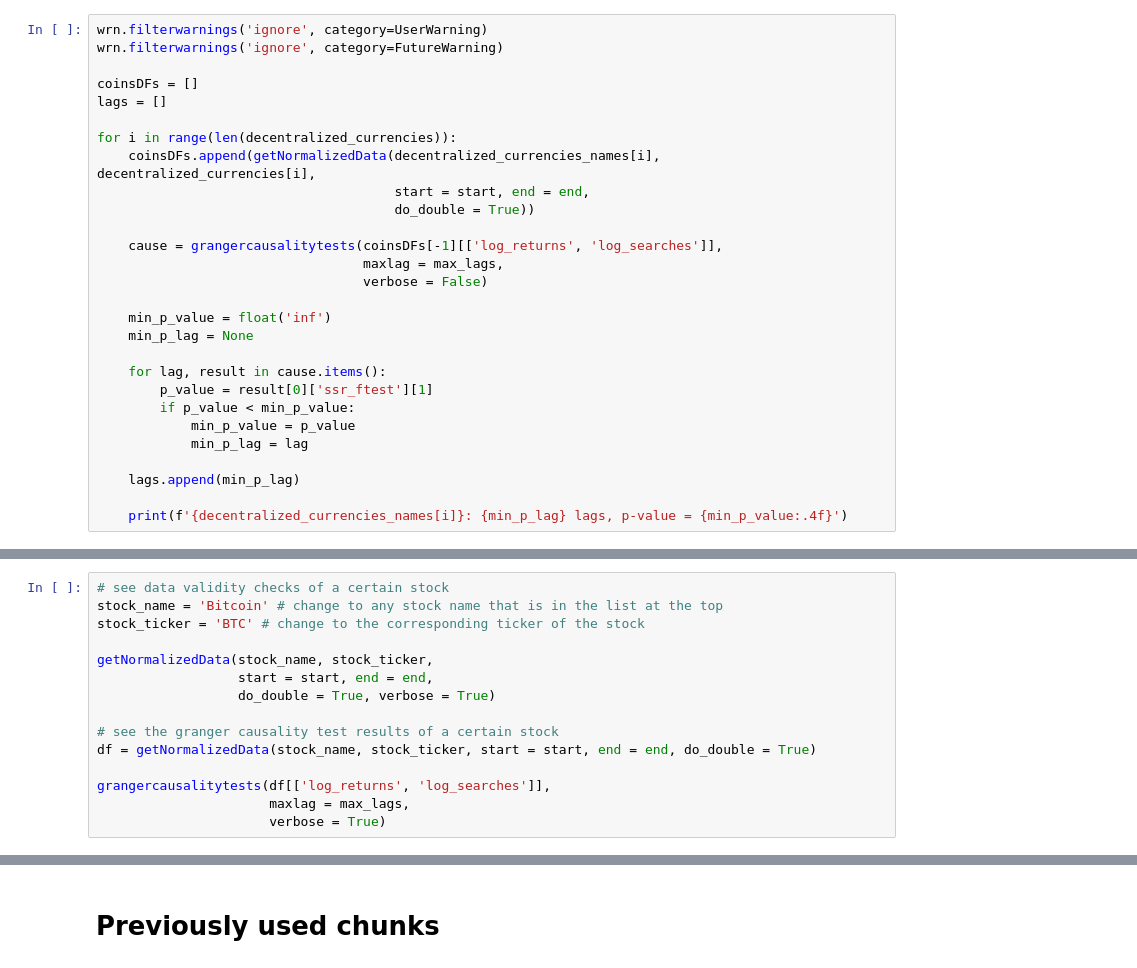
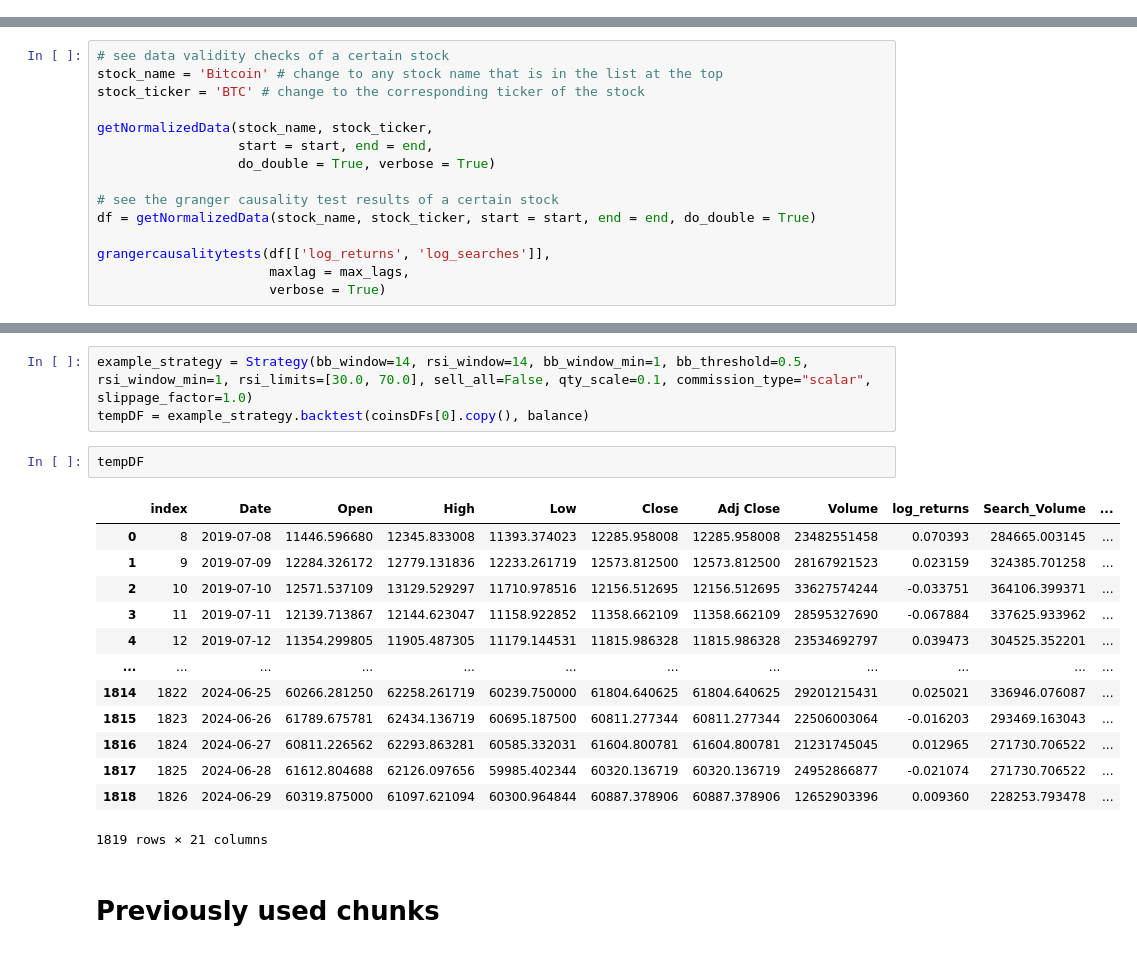
Before and after one commit to HillelCharbit/Trading-Algorithm-Project---google-trends, a Jupyter notebook: presentation/tradeSentmntAnalysis.ipynb, the cells around one changed output, grey strips where cells are left out. Drawn from its saved outputs; the diff is of its cells as text.

Commit message:
backtesting

```diff
--- a/presentation/tradeSentmntAnalysis.ipynb
+++ b/presentation/tradeSentmntAnalysis.ipynb
@@ -442,28 +422,0 @@ for params in hyperParameters_combinations:
-# %%
-wrn.filterwarnings('ignore', category=UserWarning)
-wrn.filterwarnings('ignore', category=FutureWarning)
-
-coinsDFs = []
-lags = []
-
-for i in range(len(decentralized_currencies)):
-    coinsDFs.append(getNormalizedData(decentralized_currencies_names[i], decentralized_currencies[i],
-                                      start = start, end = end,
-                                      do_double = True))
-
-    cause = grangercausalitytests(coinsDFs[-1][['log_returns', 'log_searches']],
-                                  maxlag = max_lags,
-                                  verbose = False)
-
-    min_p_value = float('inf')
-    min_p_lag = None
-
-    for lag, result in cause.items():
-        p_value = result[0]['ssr_ftest'][1]
-        if p_value < min_p_value:
-            min_p_value = p_value
-            min_p_lag = lag
-
-    lags.append(min_p_lag)
-
-    print(f'{decentralized_currencies_names[i]}: {min_p_lag} lags, p-value = {min_p_value:.4f}')
@@ -515,3 +642,22 @@ grangercausalitytests(df[['log_returns', 'log_searches']],
+# %%
+example_strategy = Strategy(bb_window=14, rsi_window=14, bb_window_min=1, bb_threshold=0.5, rsi_window_min=1, rsi_limits=[30.0, 70.0], sell_all=False, qty_scale=0.1, commission_type="scalar", slippage_factor=1.0)
+tempDF = example_strategy.backtest(coinsDFs[0].copy(), balance)
+# %%
+tempDF
+# %% [output]
+|  | index | Date | Open | High | Low | Close | Adj Close | Volume | log_returns | Search_Volume | ... |
+| 0 | 8 | 2019-07-08 | 11446.596680 | 12345.833008 | 11393.374023 | 12285.958008 | 12285.958008 | 23482551458 | 0.070393 | 284665.003145 | ... |
+| 1 | 9 | 2019-07-09 | 12284.326172 | 12779.131836 | 12233.261719 | 12573.812500 | 12573.812500 | 28167921523 | 0.023159 | 324385.701258 | ... |
+| 2 | 10 | 2019-07-10 | 12571.537109 | 13129.529297 | 11710.978516 | 12156.512695 | 12156.512695 | 33627574244 | -0.033751 | 364106.399371 | ... |
+| 3 | 11 | 2019-07-11 | 12139.713867 | 12144.623047 | 11158.922852 | 11358.662109 | 11358.662109 | 28595327690 | -0.067884 | 337625.933962 | ... |
+| 4 | 12 | 2019-07-12 | 11354.299805 | 11905.487305 | 11179.144531 | 11815.986328 | 11815.986328 | 23534692797 | 0.039473 | 304525.352201 | ... |
+| ... | ... | ... | ... | ... | ... | ... | ... | ... | ... | ... | ... |
+| 1814 | 1822 | 2024-06-25 | 60266.281250 | 62258.261719 | 60239.750000 | 61804.640625 | 61804.640625 | 29201215431 | 0.025021 | 336946.076087 | ... |
+| 1815 | 1823 | 2024-06-26 | 61789.675781 | 62434.136719 | 60695.187500 | 60811.277344 | 60811.277344 | 22506003064 | -0.016203 | 293469.163043 | ... |
+| 1816 | 1824 | 2024-06-27 | 60811.226562 | 62293.863281 | 60585.332031 | 61604.800781 | 61604.800781 | 21231745045 | 0.012965 | 271730.706522 | ... |
+| 1817 | 1825 | 2024-06-28 | 61612.804688 | 62126.097656 | 59985.402344 | 60320.136719 | 60320.136719 | 24952866877 | -0.021074 | 271730.706522 | ... |
+| 1818 | 1826 | 2024-06-29 | 60319.875000 | 61097.621094 | 60300.964844 | 60887.378906 | 60887.378906 | 12652903396 | 0.009360 | 228253.793478 | ... |
+1819 rows × 21 columns
 # %% [markdown]
 # Previously used chunks
 # %%
```
Also changed, not shown: parts of 10 cells of this notebook.
